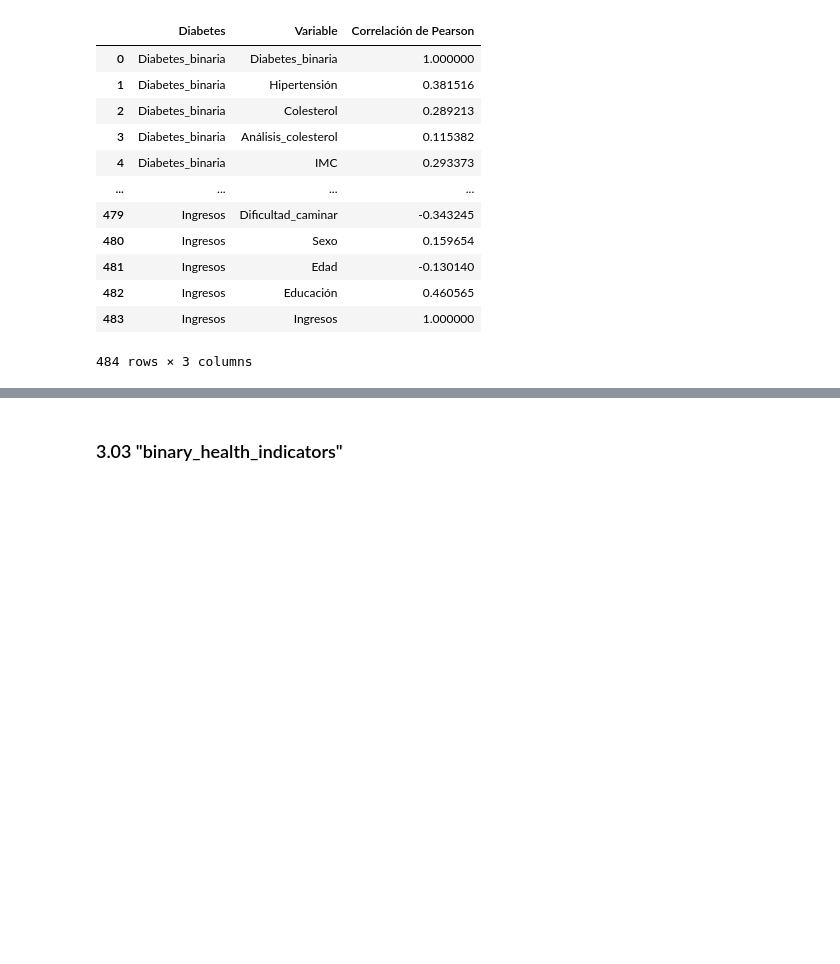
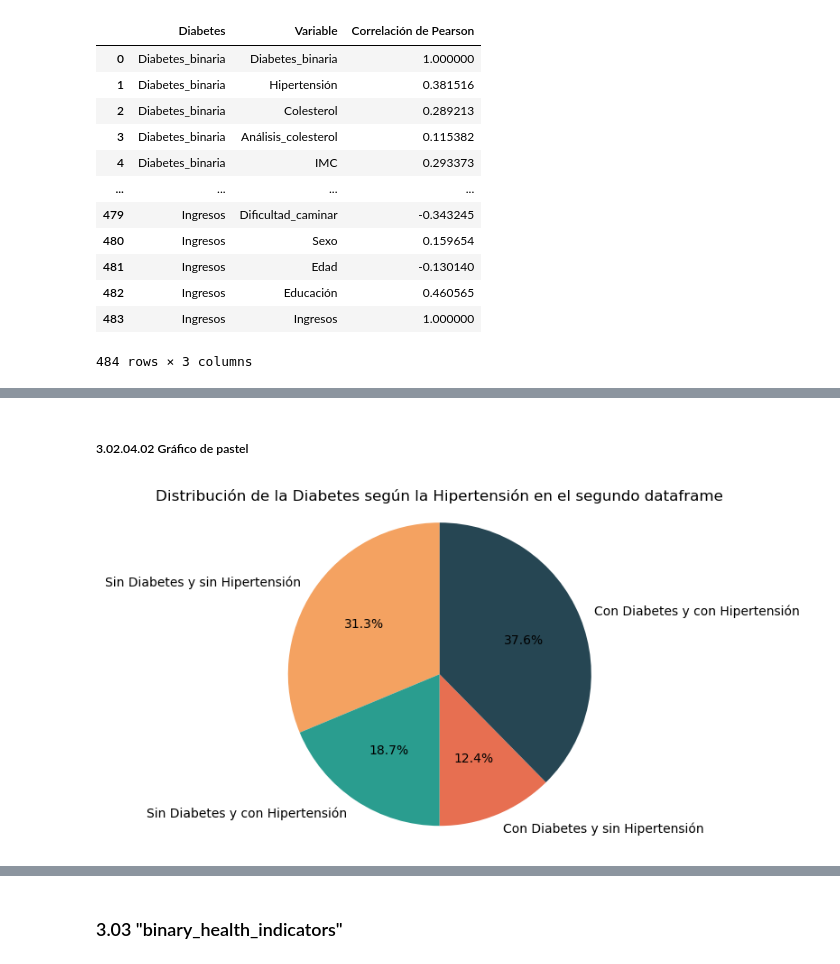
Before and after one commit to alexia-gm/Diabetes, a Jupyter notebook: prediccion_diabetes_doc.ipynb, the cells around one changed output, grey strips where cells are left out. Saved outputs shown, nothing was run; the diff lists cells and outputs as text; code cells hidden in the pictures; blank space fills up the shorter version.

```diff
--- a/prediccion_diabetes_doc.ipynb
+++ b/prediccion_diabetes_doc.ipynb
@@ -710,0 +765,18 @@ correlacion_2
+# %%
+sd_sh_2 = binary_5050[(binary_5050['Diabetes_binaria'] == 0) & (binary_5050['Hipertensión'] == 0)].shape[0]
+sd_ch_2 = binary_5050[(binary_5050['Diabetes_binaria'] == 0) & (binary_5050['Hipertensión'] == 1)].shape[0]
+cd_sh_2 = binary_5050[(binary_5050['Diabetes_binaria'] == 1) & (binary_5050['Hipertensión'] == 0)].shape[0]
+cd_ch_2 = binary_5050[(binary_5050['Diabetes_binaria'] == 1) & (binary_5050['Hipertensión'] == 1)].shape[0]
+# %% [markdown]
+##### 3.02.04.02 Gráfico de pastel
+# %%
+etiquetas = ['Sin Diabetes y sin Hipertensión', 'Sin Diabetes y con Hipertensión', 'Con Diabetes y sin Hipertensión', 'Con Diabetes y con Hipertensión']
+personas_num = [sd_sh_2, sd_ch_2, cd_sh_2, cd_ch_2]
+colores_2 = ['#f4a261', '#2a9d8f', '#e76f51', '#264653']
+
+plt.pie(personas_num, labels = etiquetas, colors = colores_2, autopct = '%1.1f%%', startangle = 90)
+plt.axis('equal')
+plt.title('Distribución de la Diabetes según la Hipertensión en el segundo dataframe')
+plt.show()
+# %% [output]
+[figure, added]
```
Also changed, not shown: parts of 15 cells of this notebook.
